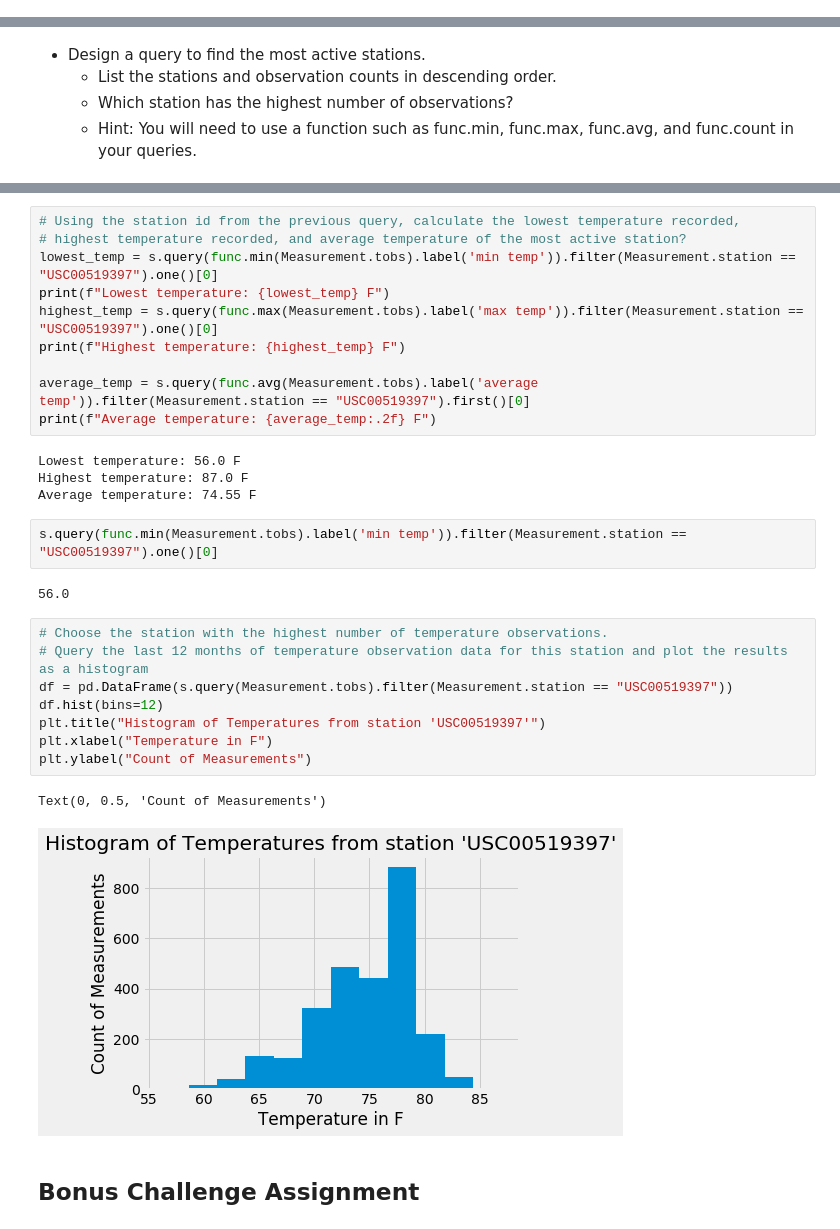
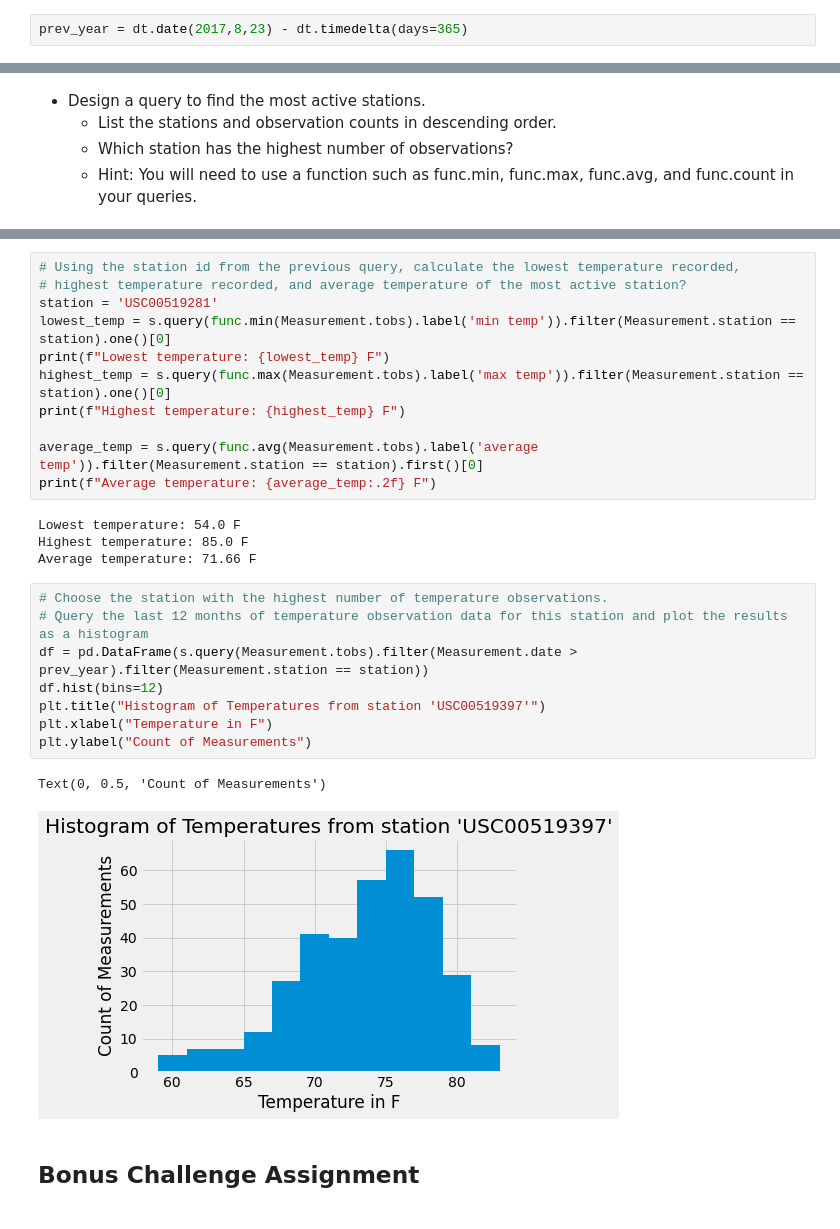
Before and after one commit to kpessa/sqlalchemy-challenge, a Jupyter notebook: sqlalchemy-challenge.ipynb, the cells around one changed output, grey strips where cells are left out. Saved outputs shown, nothing was run; the diff lists cells and outputs as text.

```diff
--- a/sqlalchemy-challenge.ipynb
+++ b/sqlalchemy-challenge.ipynb
@@ -44 +47,3 @@ s = Session()
+# %%
+prev_year = dt.date(2017,8,23) - dt.timedelta(days=365)
 # %%
@@ -105,32 +105,29 @@ s.query(Measurement.station, func.count(Measurement.date)).filter(Measurement.da
 # %%
 # Using the station id from the previous query, calculate the lowest temperature recorded,
 # highest temperature recorded, and average temperature of the most active station?
-lowest_temp = s.query(func.min(Measurement.tobs).label('min temp')).filter(Measurement.station == "USC00519397").one()[0]
+station = 'USC00519281'
+lowest_temp = s.query(func.min(Measurement.tobs).label('min temp')).filter(Measurement.station == station).one()[0]
 print(f"Lowest temperature: {lowest_temp} F")
-highest_temp = s.query(func.max(Measurement.tobs).label('max temp')).filter(Measurement.station == "USC00519397").one()[0]
+highest_temp = s.query(func.max(Measurement.tobs).label('max temp')).filter(Measurement.station == station).one()[0]
 print(f"Highest temperature: {highest_temp} F")
 
-average_temp = s.query(func.avg(Measurement.tobs).label('average temp')).filter(Measurement.station == "USC00519397").first()[0]
+average_temp = s.query(func.avg(Measurement.tobs).label('average temp')).filter(Measurement.station == station).first()[0]
 print(f"Average temperature: {average_temp:.2f} F")
 # %% [output]
-Lowest temperature: 56.0 F
-Highest temperature: 87.0 F
-Average temperature: 74.55 F
+Lowest temperature: 54.0 F
+Highest temperature: 85.0 F
+Average temperature: 71.66 F
-# %%
-s.query(func.min(Measurement.tobs).label('min temp')).filter(Measurement.station == "USC00519397").one()[0]
-# %% [output]
-56.0
 # %%
 # Choose the station with the highest number of temperature observations.
 # Query the last 12 months of temperature observation data for this station and plot the results as a histogram
-df = pd.DataFrame(s.query(Measurement.tobs).filter(Measurement.station == "USC00519397"))
+df = pd.DataFrame(s.query(Measurement.tobs).filter(Measurement.date > prev_year).filter(Measurement.station == station))
 df.hist(bins=12)
 plt.title("Histogram of Temperatures from station 'USC00519397'")
 plt.xlabel("Temperature in F")
 plt.ylabel("Count of Measurements")
 # %% [output]
 Text(0, 0.5, 'Count of Measurements')
-[figure, old version]
+[figure, new version]
 # %% [markdown]
 ## Bonus Challenge Assignment
 # %%
```
Also changed, not shown: parts of 17 cells of this notebook.
